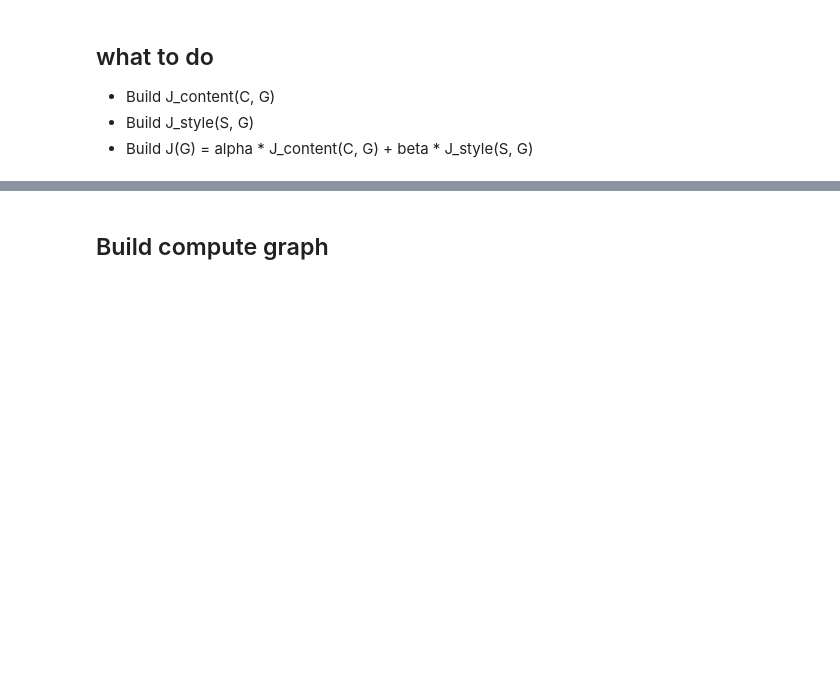
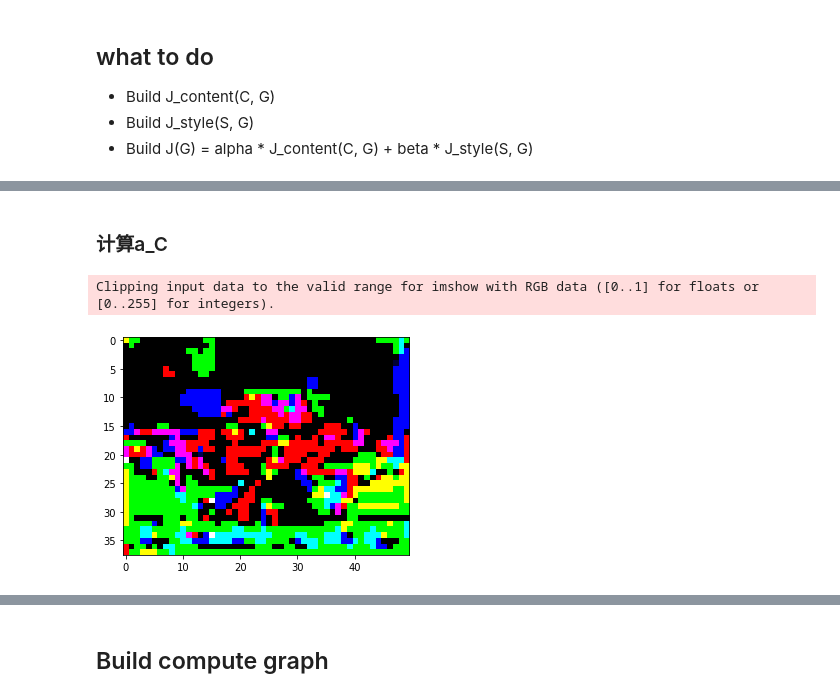
Before and after one commit to wjphallo/deeplearning-study, a Jupyter notebook: 4-4/neural_style_transfer/neural_style_transfer.ipynb, the cells around one changed output, grey strips where cells are left out. Saved outputs shown, nothing was run; the diff lists cells and outputs as text; code cells hidden in the pictures; blank space fills up the shorter version.

```diff
--- a/4-4/neural_style_transfer/neural_style_transfer.ipynb
+++ b/4-4/neural_style_transfer/neural_style_transfer.ipynb
@@ -143,12 +183,0 @@ print(a_C.shape, type(a_C))
-# %%
-# 计算a_S_list
-
-Style = nst_utils.reshape_and_normalize_image(S)
-op2 = model['input'].assign(Style)
-with tf.Session() as sess:
-    init = model['input'].initializer
-    sess.run(init)
-    sess.run(op2)
-    a_S_list = sess.run([model["conv1_1"], model["conv2_1"], model["conv3_1"], model["conv4_1"], model['conv5_1']])
-    print(type(a_S_list),len(a_S_list))
-    plt.imshow(np.squeeze(np.clip((a_S_list[3][:,:,:,0:3]+nst_utils.CONFIG.MEANS),0,255).astype('uint8')))
@@ -162,0 +184,27 @@ Tensor("Const_33:0", shape=(1, 300, 400, 64), dtype=float32)
+# %%
+# 测试代价函数J
+
+
+tf.compat.v1.reset_default_graph()
+
+with tf.compat.v1.Session() as test:
+    tf.compat.v1.set_random_seed(1)
+    a_C = tf.compat.v1.random_normal([1, 4, 4, 3], mean = 1, stddev = 4)
+    a_G = tf.compat.v1.random_normal([1, 4, 4, 3], mean = 1, stddev = 4)
+    c = tf.compat.v1.random_normal([1, 4, 4, 3], mean = 1, stddev = 4)
+    d = tf.compat.v1.random_normal([1, 5, 5, 3], mean = 1, stddev = 4)
+    e = tf.compat.v1.random_normal([1, 4, 4, 3], mean = 1, stddev = 4)
+    f = tf.compat.v1.random_normal([1, 5, 5, 3], mean = 1, stddev = 4)
+    g = tf.compat.v1.random_normal([1, 6, 6, 3], mean = 1, stddev = 4)
+    i = tf.compat.v1.random_normal([1, 4, 4, 3], mean = 1, stddev = 4)
+    j = tf.compat.v1.random_normal([1, 5, 5, 3], mean = 1, stddev = 4)
+    k = tf.compat.v1.random_normal([1, 4, 4, 3], mean = 1, stddev = 4)
+    l = tf.compat.v1.random_normal([1, 5, 5, 3], mean = 1, stddev = 4)
+    m = tf.compat.v1.random_normal([1, 6, 6, 3], mean = 1, stddev = 4)
+    a_S_list = [c, d, e, f, g]
+    a_G_list = [i, j, k, l, m]
+    J = compute_J(a_C, a_G, a_S_list, a_G_list)
+    print("J = " + str(test.run(J)))
+
+J_valid = 10*J_content + 40*J_style
+print('J_valid = ' + str(J_valid))
@@ -162,0 +240,11 @@ Tensor("Const_33:0", shape=(1, 300, 400, 64), dtype=float32)
+# %% [markdown]
+### 计算a_C
+# %%
+Content = nst_utils.reshape_and_normalize_image(C)
+with tf.compat.v1.Session() as sess:
+    sess.run(model['input'].assign(Content))
+    a_C = sess.run(model["conv4_2"])
+    plt.imshow(a_C[0][...,:3])
+# %% [output]
+Clipping input data to the valid range for imshow with RGB data ([0..1] for floats or [0..255] for integers).
+[figure, added]
```
Also changed, not shown: parts of 30 cells of this notebook.
